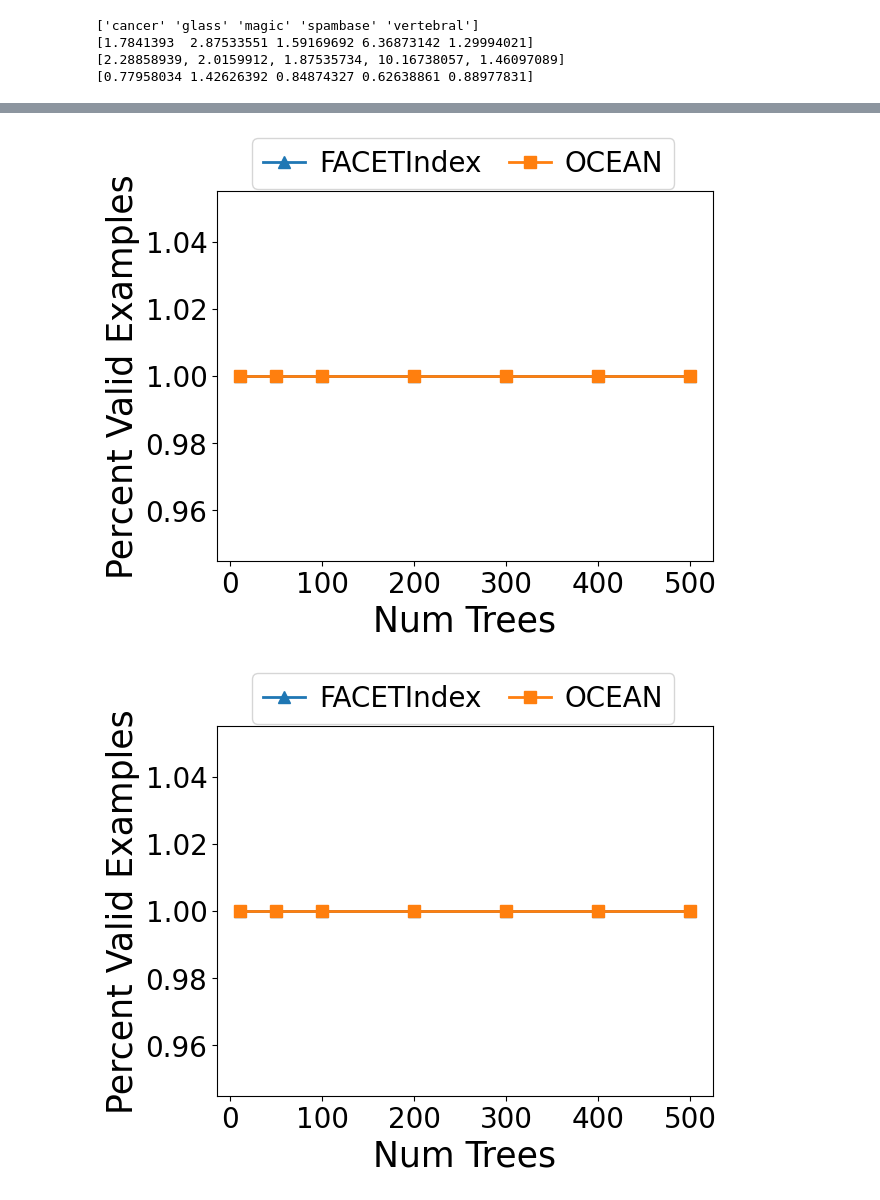
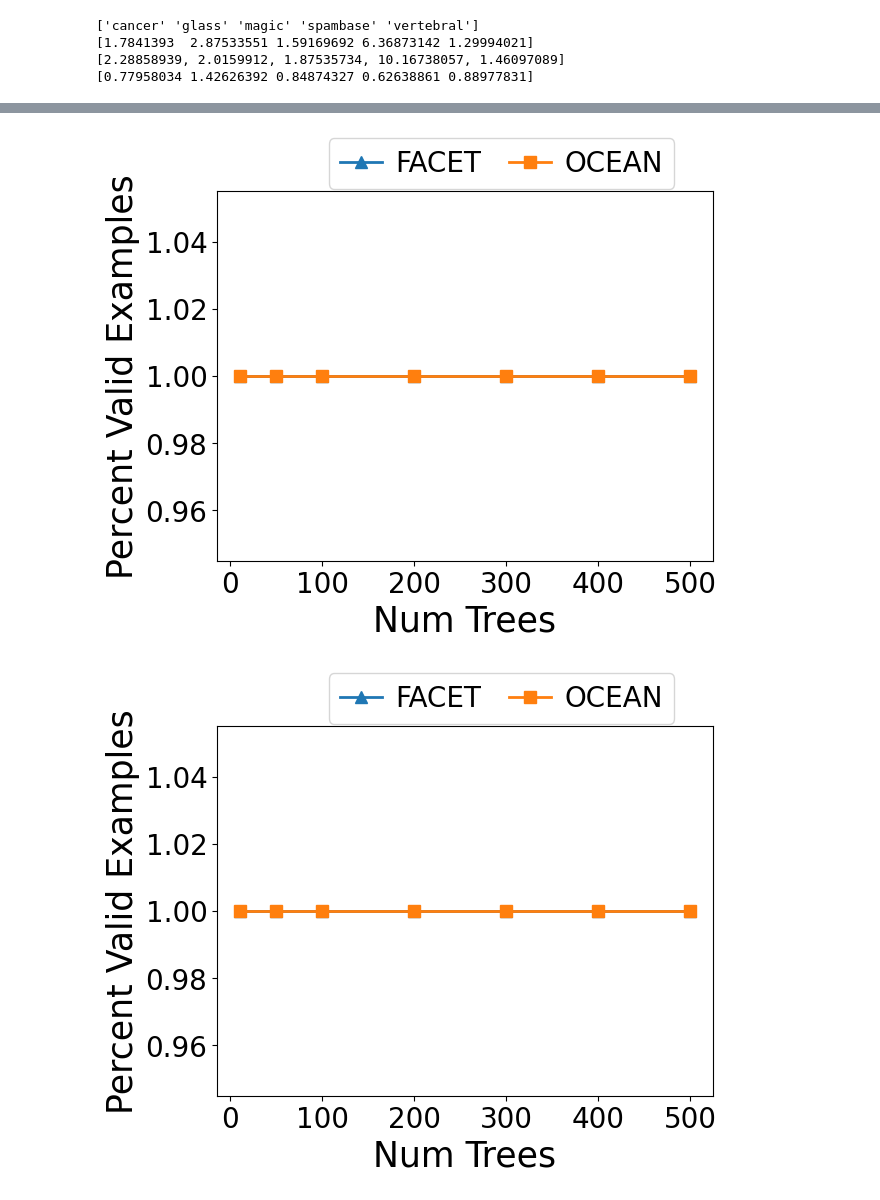
Before and after one commit to PeterVanNostrand/FACET, a Jupyter notebook: figures/vary_ntrees.ipynb, the cells around one changed output, grey strips where cells are left out. Cells and saved outputs as stored; diff of their text form; code cells hidden in the pictures.

Commit message:
figures

```diff
--- a/figures/vary_ntrees.ipynb
+++ b/figures/vary_ntrees.ipynb
@@ -77,6 +77,13 @@ marker_sizes = {
     "RFOCSE": marker_size,
     "MACE": marker_size
 }
+pretty_explainer_names = {
+    "AFT": "AFT",
+    "FACETIndex": "FACET",
+    "OCEAN": "OCEAN",
+    "RFOCSE": "RFOCSE",
+    "MACE": "MACE",
+}
 # %%
 def render_plot(xfeature, yfeature, xlabel, ylabel, title, save_name=None, xrange=None, yrange=None, xlog=False, lloc=None, ylog=False):
 
@@ -100,13 +107,15 @@ def render_plot(xfeature, yfeature, xlabel, ylabel, title, save_name=None, xrang
             plt.xlim(xrange)
         if yrange is not None:
             plt.ylim(yrange)
-        if export_figures and save_name is not None:
-            plt.savefig(output_dir + save_name + "_" + ds + fig_type, bbox_inches="tight")
 
         plt.xticks(fontsize=20)
         plt.yticks(fontsize=20)
 
-        plt.legend(loc="best", ncol=len(all_results["dataset"].unique()), bbox_to_anchor=(0, 1.18, 0.95, 0), handletextpad=0.5, columnspacing=1, handlelength=1.5, prop={"size":20})
+        expl_names = [pretty_explainer_names[_] for _ in all_results["explainer"].unique()]
+        plt.legend(expl_names, loc="best", ncol=len(all_results["explainer"].unique()), bbox_to_anchor=(0, 1.18, 0.95, 0), handletextpad=0.5, columnspacing=1, handlelength=1.5, prop={"size":20})
+
+        if export_figures and save_name is not None:
+            plt.savefig(output_dir + save_name + "_" + ds + fig_type, bbox_inches="tight")
 # %%
 df = all_results[all_results["n_trees"] == 100]
 df_ocean = df[df["explainer"] == "OCEAN"]
@@ -136,5 +145,5 @@ render_plot("n_trees", "avg_dist", "Num Trees", "Distance", "Average Distance vs
 # %%
-render_plot("n_trees", "per_valid", "Num Trees", "Percent Valid Examples", "Percent Valid Examples vs Num Trees", save_name="ntrees_valid")
+render_plot("n_trees", "per_valid", "Num Trees", "Percent Valid Examples", "Percent Valid Examples vs Num Trees", save_name=None)
 # %% [output]
-[figure, old version]
+[figure, new version]
-[figure, old version]
+[figure, new version]
```
Also changed, not shown: parts of 4 cells of this notebook, 1 other file.
